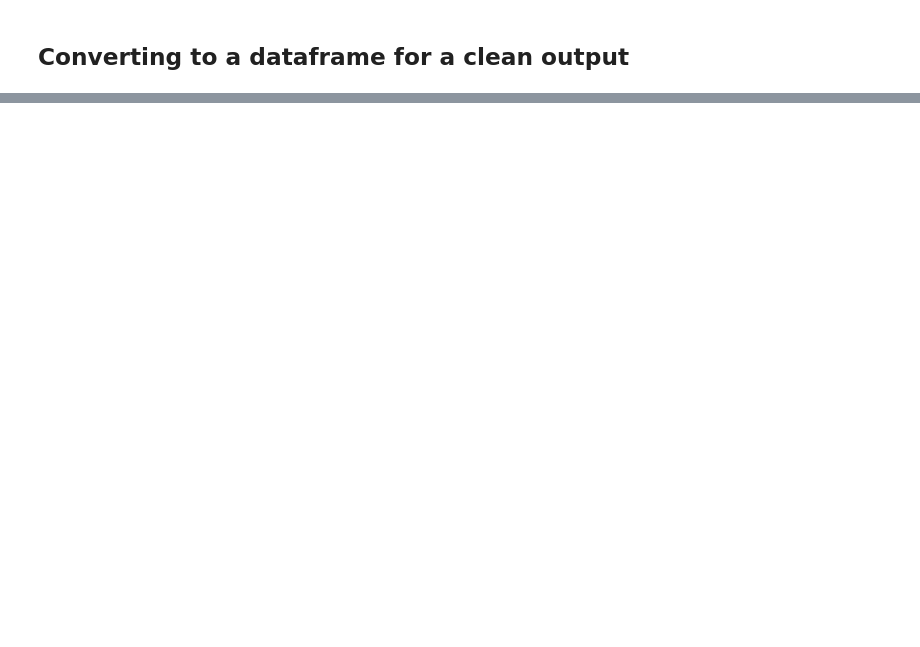
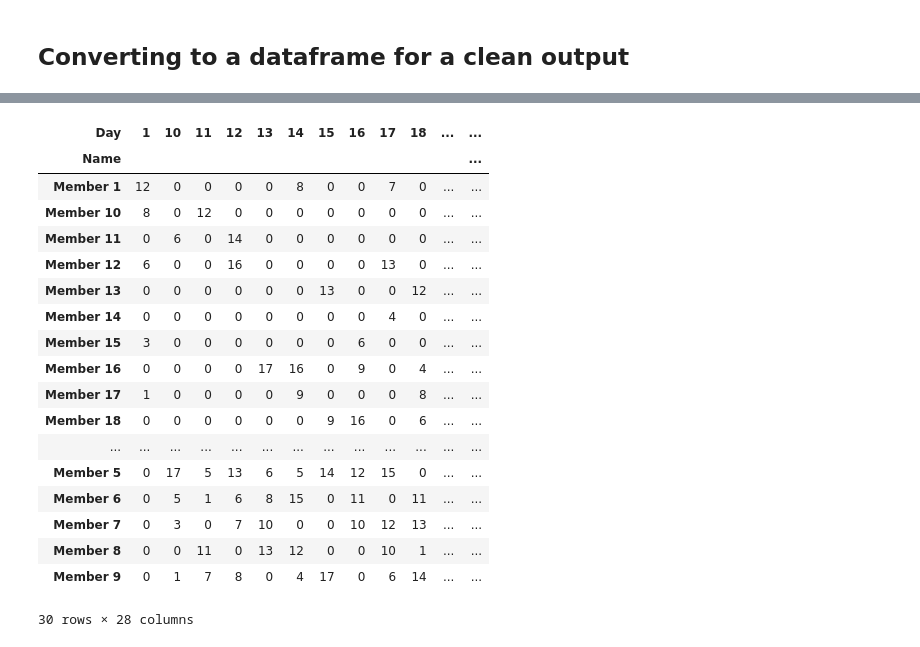
Before and after one commit to wiredtoserve/datascience, a Jupyter notebook: Rostering/Toastmasters.ipynb, the cells around one changed output, grey strips where cells are left out. Saved outputs shown, nothing was run; the diff lists cells and outputs as text; code cells hidden in the pictures; blank space fills up the shorter version.

```diff
--- a/Rostering/Toastmasters.ipynb
+++ b/Rostering/Toastmasters.ipynb
@@ -220,0 +236,27 @@ df
+# %%
+df['z'] = df['y'].apply(int)
+# %%
+table = pd.pivot_table(df, values='z', index=['Name'],
+                    columns=['Day'], aggfunc=np.sum)
+
+table
+# %% [output]
+| Day | 1 | 10 | 11 | 12 | 13 | 14 | 15 | 16 | 17 | 18 | ... | ... |
+| Name |  |  |  |  |  |  |  |  |  |  |  | ... |
+| Member 1 | 12 | 0 | 0 | 0 | 0 | 8 | 0 | 0 | 7 | 0 | ... | ... |
+| Member 10 | 8 | 0 | 12 | 0 | 0 | 0 | 0 | 0 | 0 | 0 | ... | ... |
+| Member 11 | 0 | 6 | 0 | 14 | 0 | 0 | 0 | 0 | 0 | 0 | ... | ... |
+| Member 12 | 6 | 0 | 0 | 16 | 0 | 0 | 0 | 0 | 13 | 0 | ... | ... |
+| Member 13 | 0 | 0 | 0 | 0 | 0 | 0 | 13 | 0 | 0 | 12 | ... | ... |
+| Member 14 | 0 | 0 | 0 | 0 | 0 | 0 | 0 | 0 | 4 | 0 | ... | ... |
+| Member 15 | 3 | 0 | 0 | 0 | 0 | 0 | 0 | 6 | 0 | 0 | ... | ... |
+| Member 16 | 0 | 0 | 0 | 0 | 17 | 16 | 0 | 9 | 0 | 4 | ... | ... |
+| Member 17 | 1 | 0 | 0 | 0 | 0 | 9 | 0 | 0 | 0 | 8 | ... | ... |
+| Member 18 | 0 | 0 | 0 | 0 | 0 | 0 | 9 | 16 | 0 | 6 | ... | ... |
+| ... | ... | ... | ... | ... | ... | ... | ... | ... | ... | ... | ... | ... |
+| Member 5 | 0 | 17 | 5 | 13 | 6 | 5 | 14 | 12 | 15 | 0 | ... | ... |
+| Member 6 | 0 | 5 | 1 | 6 | 8 | 15 | 0 | 11 | 0 | 11 | ... | ... |
+| Member 7 | 0 | 3 | 0 | 7 | 10 | 0 | 0 | 10 | 12 | 13 | ... | ... |
+| Member 8 | 0 | 0 | 11 | 0 | 13 | 12 | 0 | 0 | 10 | 1 | ... | ... |
+| Member 9 | 0 | 1 | 7 | 8 | 0 | 4 | 17 | 0 | 6 | 14 | ... | ... |
+30 rows × 28 columns
```
Also changed, not shown: parts of 22 cells of this notebook, 4 other files.
